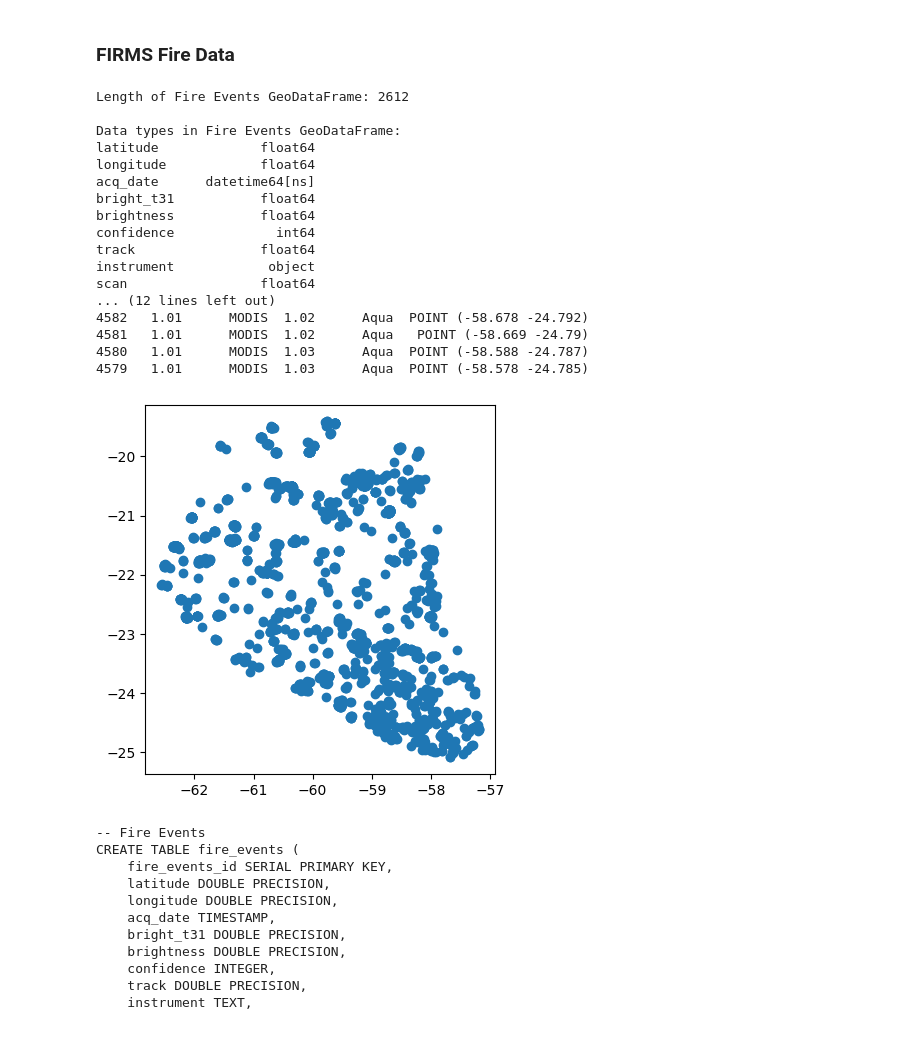
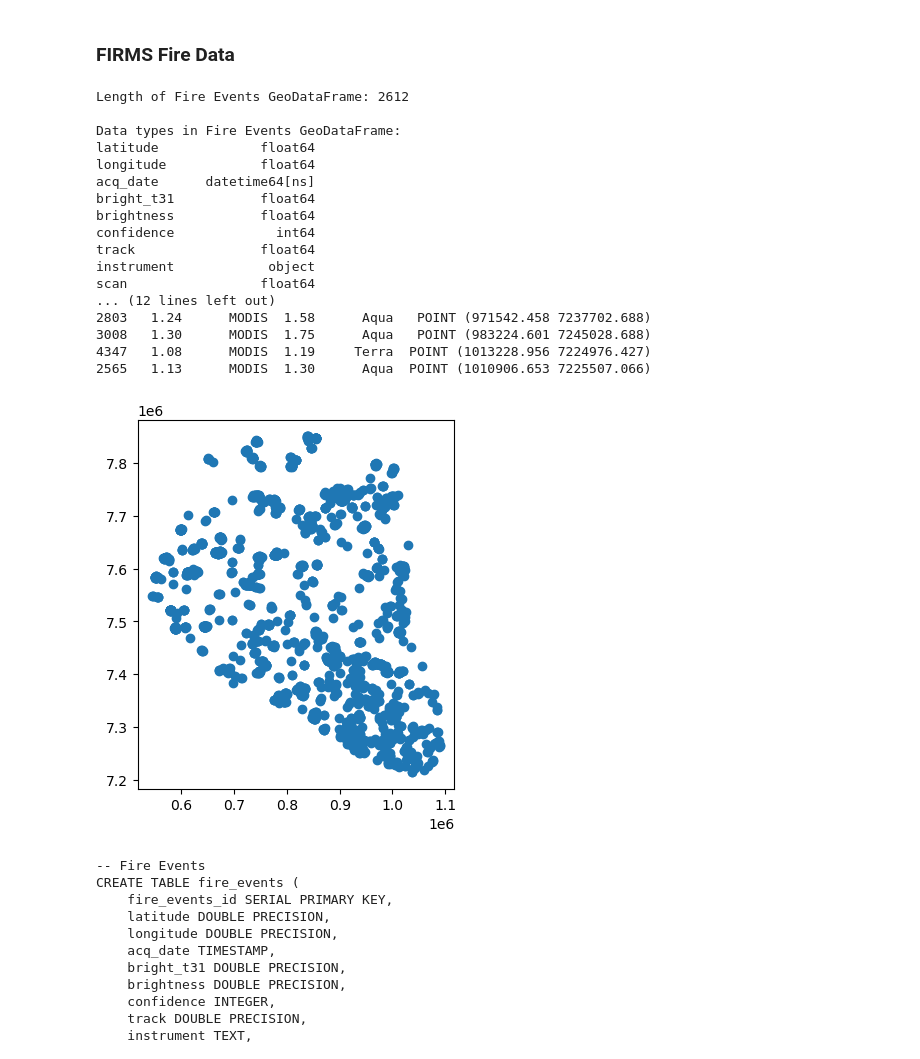
Before and after one commit to p-med/Wildfire-geospatial-dashboard, a Jupyter notebook: data/Data_preparation.ipynb, the cells around one changed output. Saved outputs shown, nothing was run; the diff lists cells and outputs as text; code cells hidden in the pictures.

```diff
--- a/data/Data_preparation.ipynb
+++ b/data/Data_preparation.ipynb
@@ -75,7 +75,7 @@ All geographic data will be clipped to these boundaries.
 # Ingest data
 # Convert to GeoDataFrame
 pry_boundaries_gdf = gpd.read_file('raw/boundaries/Paraguay_bnd.shp')
-pry_boundaries_gdf.set_crs(epsg=32720, inplace=True, allow_override=True)
+pry_boundaries_gdf.to_crs(epsg=32720, inplace=True)
 
 # Display first 5 rows of the GeoDataFrame and get length of data
 display_gdf_info(pry_boundaries_gdf, "Paraguay Boundaries")
@@ -199,40 +199,41 @@ fire_events_df = pd.read_json('raw/fire_events/fire_nrt_M-C61_676512.json') # Re
 # Convert to GeoDataFrame
 fire_events_gdf = gpd.GeoDataFrame(
     fire_events_df, geometry=gpd.points_from_xy(fire_events_df.longitude, fire_events_df.latitude))
-fire_events_gdf.set_crs(epsg=32720, inplace=True, allow_override=True)
+fire_events_gdf.set_crs(epsg=4326, inplace=True, allow_override=True)
+fire_events_gdf.to_crs(epsg=32720, inplace=True)
 fire_events_gdf = clip_to_chaco(fire_events_gdf)
 # Remove standard DataFrame to free up memory
 del(fire_events_df)
 
 # Clean data
 # Remove rows with null geometry
 fire_events_gdf = fire_events_gdf[fire_events_gdf.geometry.notnull()]
 # Remove unused columns
 fire_events_gdf.drop(columns=['version', 'daynight', 'frp', 'acq_time'], inplace=True)
 # Convert acq_date to datetime
 fire_events_gdf['acq_date'] = pd.to_datetime(fire_events_gdf['acq_date'], format='%Y-%m-%d')
 
 # Display first 5 rows of the GeoDataFrame and get length of data
 display_gdf_info(fire_events_gdf, "Fire Events")
 # %% [output]
 Length of Fire Events GeoDataFrame: 2612
 
 Data types in Fire Events GeoDataFrame:
 latitude             float64
 longitude            float64
 acq_date      datetime64[ns]
 bright_t31           float64
 brightness           float64
 confidence             int64
 track                float64
 instrument            object
 scan                 float64
 ... (12 lines left out)
-4582   1.01      MODIS  1.02      Aqua  POINT (-58.678 -24.792)
-4581   1.01      MODIS  1.02      Aqua   POINT (-58.669 -24.79)
-4580   1.01      MODIS  1.03      Aqua  POINT (-58.588 -24.787)
-4579   1.01      MODIS  1.03      Aqua  POINT (-58.578 -24.785)
+2803   1.24      MODIS  1.58      Aqua   POINT (971542.458 7237702.688)
+3008   1.30      MODIS  1.75      Aqua   POINT (983224.601 7245028.688)
+4347   1.08      MODIS  1.19     Terra  POINT (1013228.956 7224976.427)
+2565   1.13      MODIS  1.30      Aqua  POINT (1010906.653 7225507.066)
-[figure, old version]
+[figure, new version]
 # %%
 fire_events_query = generate_sql_schema(fire_events_gdf, 'fire_events')
 print(fire_events_query)
```
Also changed, not shown: parts of 8 cells of this notebook, 4 other files.
